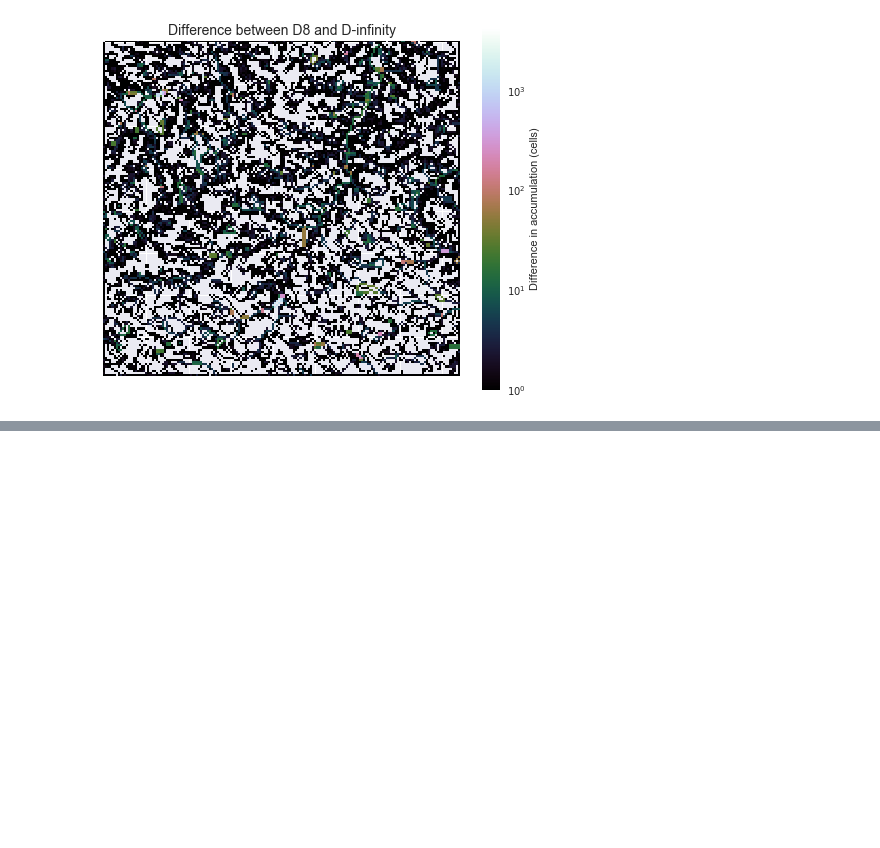
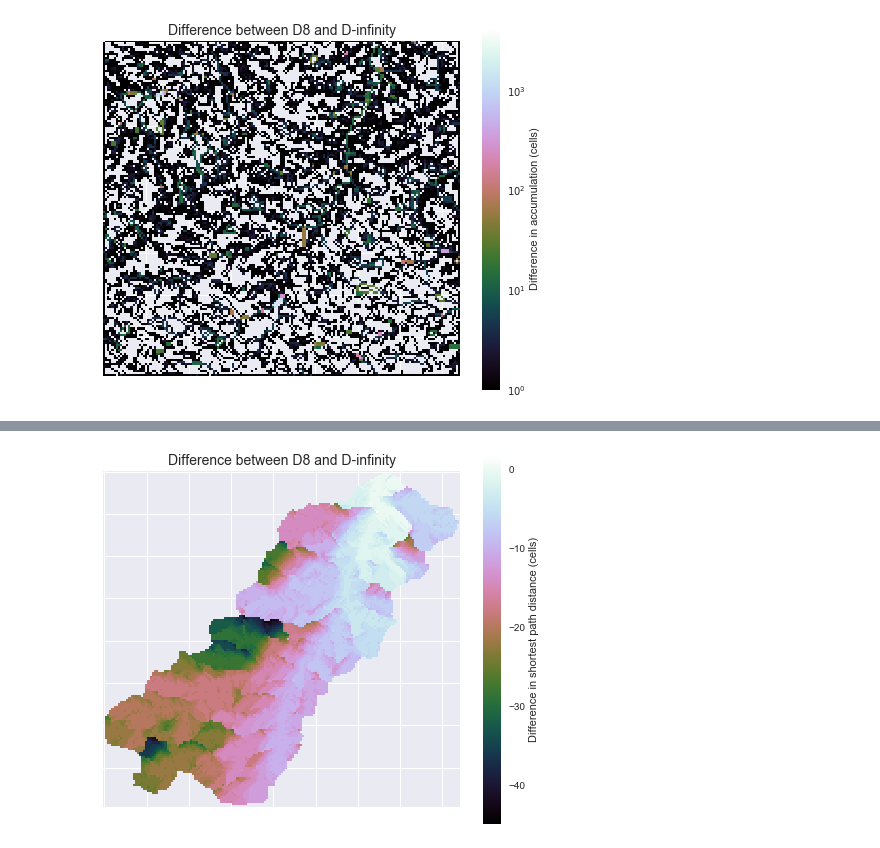
Before and after one commit to mdbartos/pysheds, a Jupyter notebook: examples/routing_modes.ipynb, the cells around one changed output, grey strips where cells are left out. Saved outputs shown, nothing was run; the diff lists cells and outputs as text; code cells hidden in the pictures; blank space fills up the shorter version.

```diff
--- a/examples/routing_modes.ipynb
+++ b/examples/routing_modes.ipynb
@@ -156,0 +179,12 @@ plt.tight_layout()
+# %%
+fig, ax = plt.subplots(figsize=(6.5,5.5))
+
+dist_diff = grid.view('dinf_dist') - grid.view('d8_dist')
+im0 = ax.imshow(dist_diff, cmap='cubehelix', zorder=1)
+ax.xaxis.set_ticklabels([])
+ax.yaxis.set_ticklabels([])
+ax.set_title('Difference between D8 and D-infinity', size=14)
+plt.colorbar(im0, label='Difference in shortest path distance (cells)')
+plt.tight_layout()
+# %% [output]
+[figure, added]
```
Also changed, not shown: parts of 3 cells of this notebook, 1 other file.
